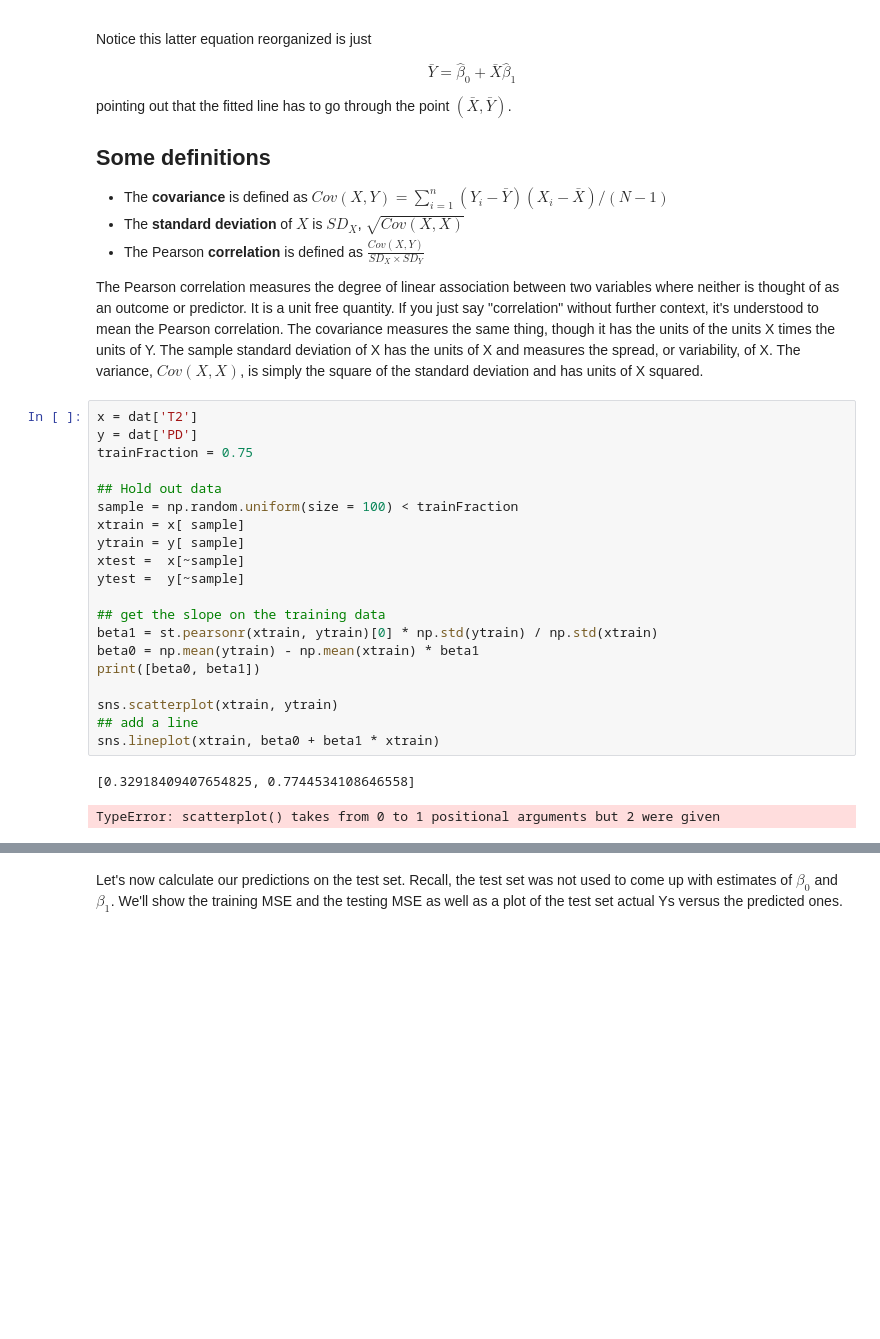
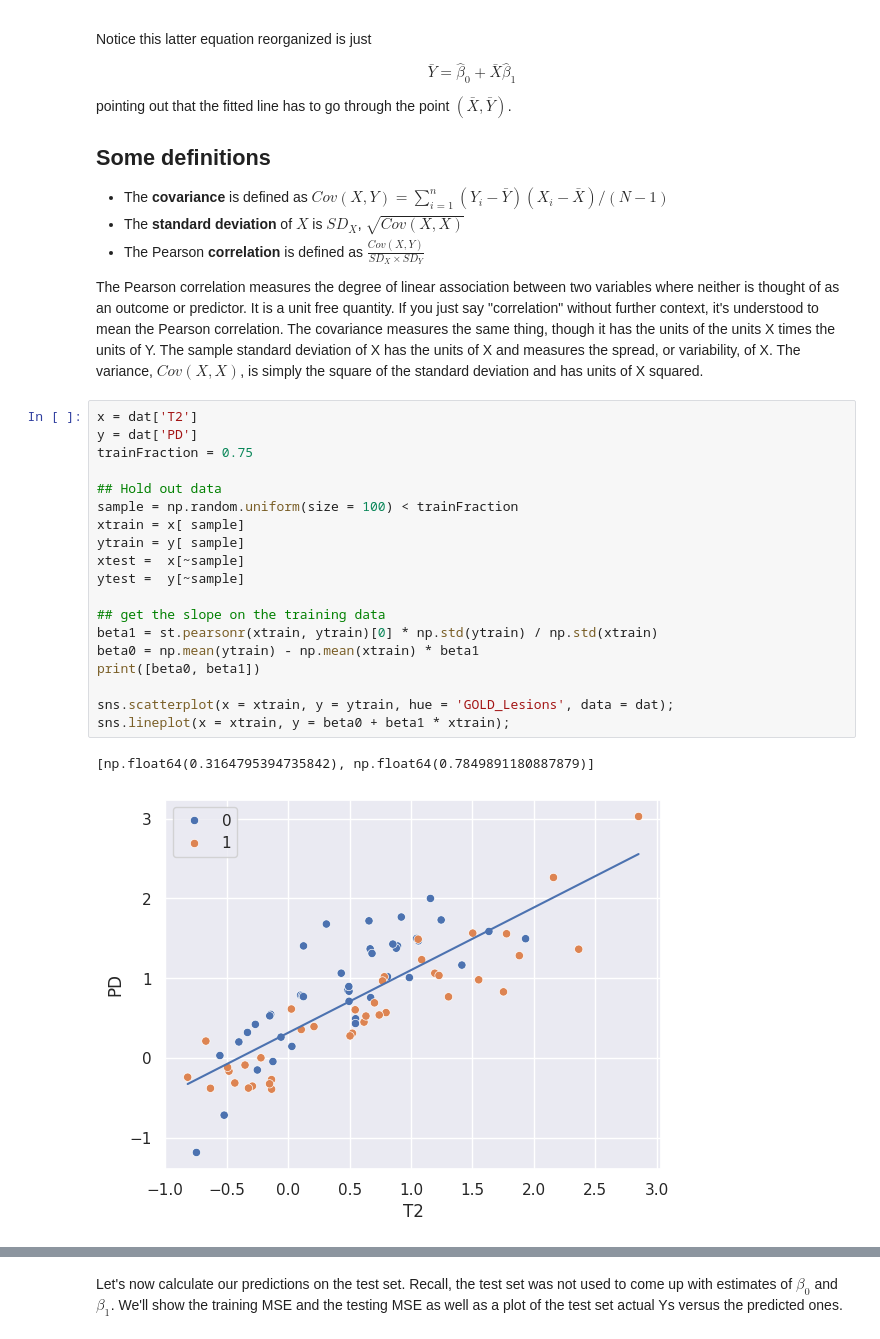
Before and after one commit to smart-stats/ds4bio_book, a Jupyter notebook: book/regression.ipynb, the cells around one changed output, grey strips where cells are left out. Drawn from its saved outputs; the diff is of its cells as text; blank space fills up the shorter version.

```diff
--- a/book/regression.ipynb
+++ b/book/regression.ipynb
@@ -82,25 +82,24 @@ The Pearson correlation measures the degree of linear association between two va
 # %%
 x = dat['T2']
 y = dat['PD']
 trainFraction = 0.75
 
 ## Hold out data
 sample = np.random.uniform(size = 100) < trainFraction
 xtrain = x[ sample]
 ytrain = y[ sample]
 xtest =  x[~sample]
 ytest =  y[~sample]
 
 ## get the slope on the training data
 beta1 = st.pearsonr(xtrain, ytrain)[0] * np.std(ytrain) / np.std(xtrain)
 beta0 = np.mean(ytrain) - np.mean(xtrain) * beta1
 print([beta0, beta1])
 
-sns.scatterplot(xtrain, ytrain)
-## add a line
-sns.lineplot(xtrain, beta0 + beta1 * xtrain)
+sns.scatterplot(x = xtrain, y = ytrain, hue = 'GOLD_Lesions', data = dat);
+sns.lineplot(x = xtrain, y = beta0 + beta1 * xtrain);
 # %% [output]
-[0.32918409407654825, 0.7744534108646558]
+[np.float64(0.3164795394735842), np.float64(0.7849891180887879)]
-TypeError: scatterplot() takes from 0 to 1 positional arguments but 2 were given
+[figure, added]
 # %%
 print(st.linregress(x = xtrain, y = ytrain))
```
Also changed, not shown: parts of 1 cell of this notebook, 12 other files.
